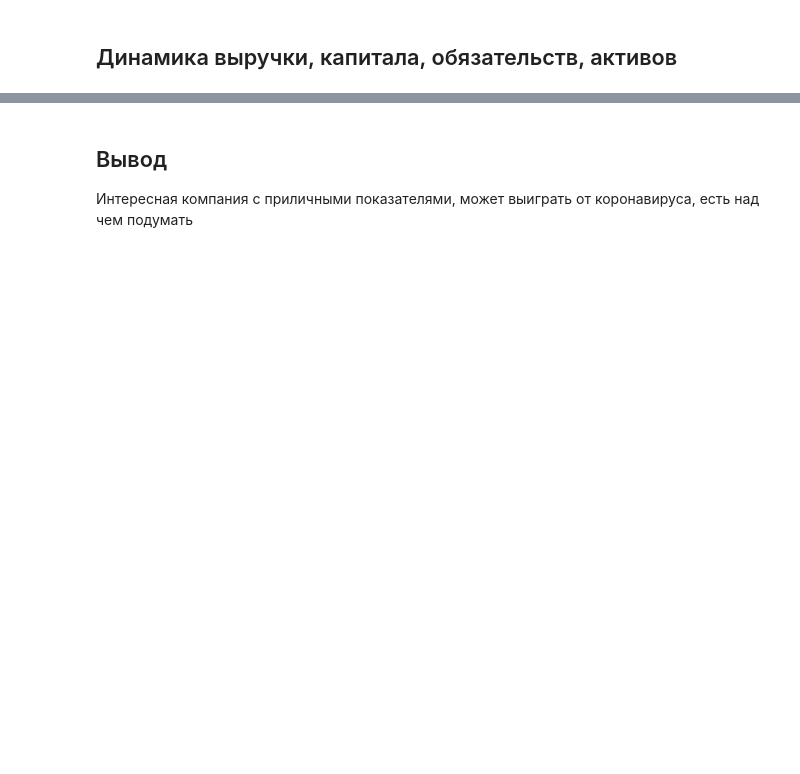
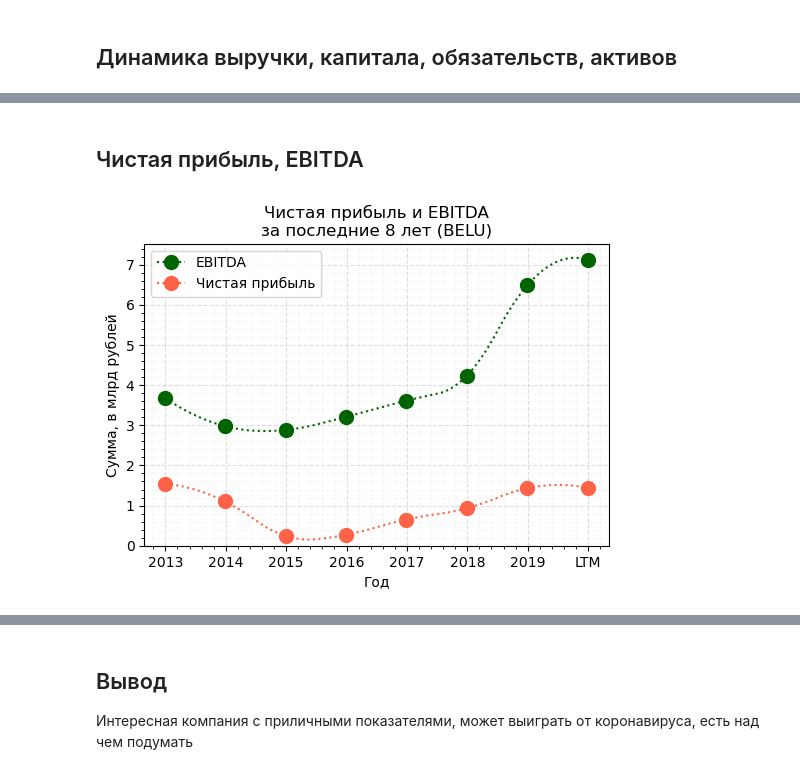
Before and after one commit to young-investors/CA, a Jupyter notebook: sources/BELU/notebooks/BELU.ipynb, the cells around one changed output, grey strips where cells are left out. Drawn from its saved outputs; the diff is of its cells as text; code cells hidden in the pictures; blank space fills up the shorter version.

```diff
--- a/sources/BELU/notebooks/BELU.ipynb
+++ b/sources/BELU/notebooks/BELU.ipynb
@@ -325,0 +87,26 @@ plt.savefig('../images/Debt_EBITDA.png', dpi=200)
+# %% [markdown]
+## Чистая прибыль, EBITDA
+# %%
+name = "Чистая прибыль и EBITDA"
+plt.figure(dpi=100)
+
+
+xn, yn, m = smooth_curve(dt.index, dt['EBITDA']*1e-9)
+plt.plot(xn, yn, marker='o', ms=10, label='EBITDA', c='darkgreen', ls=':', markevery=m)
+
+xn, yn, m = smooth_curve(dt.index, dt['Чистая прибыль']*1e-9)
+plt.plot(xn, yn, marker='o', ms=10, label='Чистая прибыль', c='tomato', ls=':', markevery=m)
+
+
+plt.ylim(0, None)
+plt.xticks(dt.index, dt.Year)
+plt.legend()
+plt.title(f'{name}\nза последние {n_years} лет ({company})')
+plt.xlabel('Год')
+plt.ylabel('Сумма, в млрд рублей')
+plt.grid(ls='--', alpha=0.4)
+plt.grid(which='minor', ls='--', alpha=0.1)
+plt.minorticks_on();
+# plt.savefig('../images/2_net_profit.png', dpi=200)
+# %% [output]
+[figure, added]
```
Also changed, not shown: parts of 87 cells of this notebook, 29 other files.
